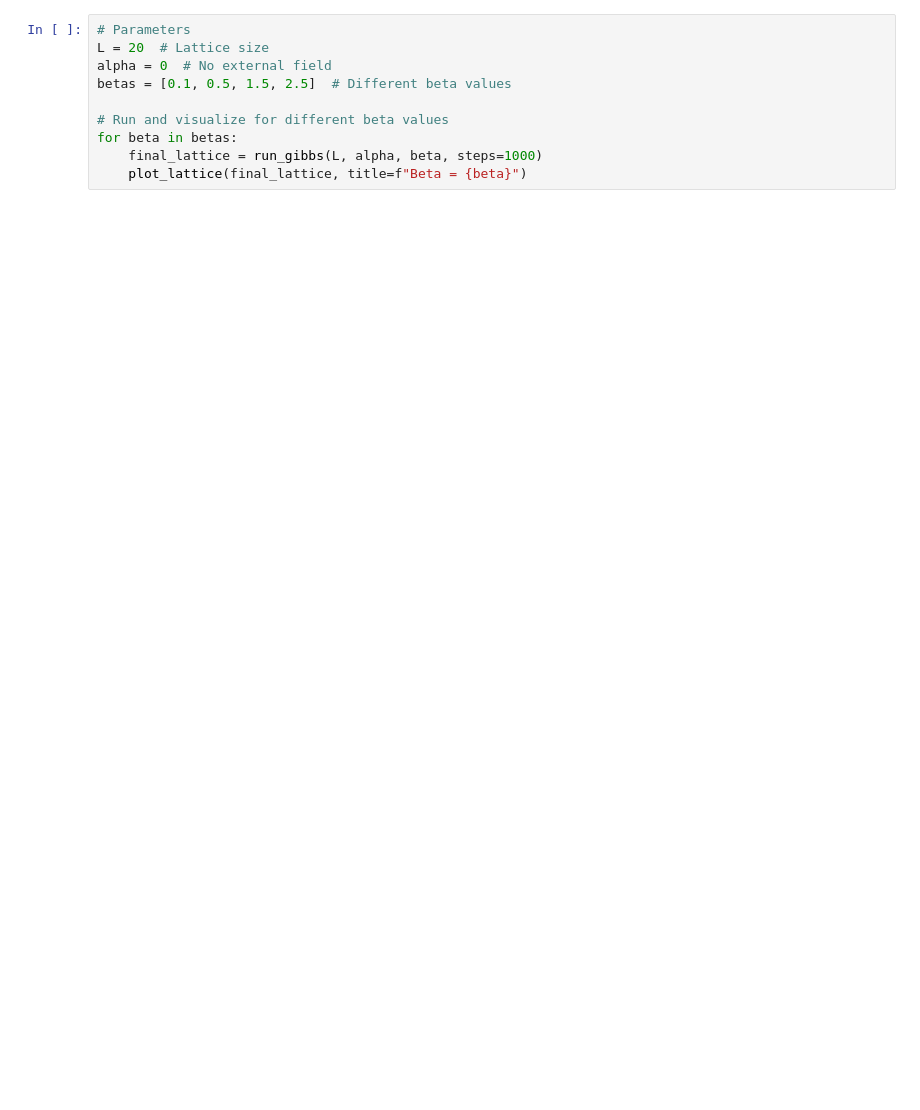
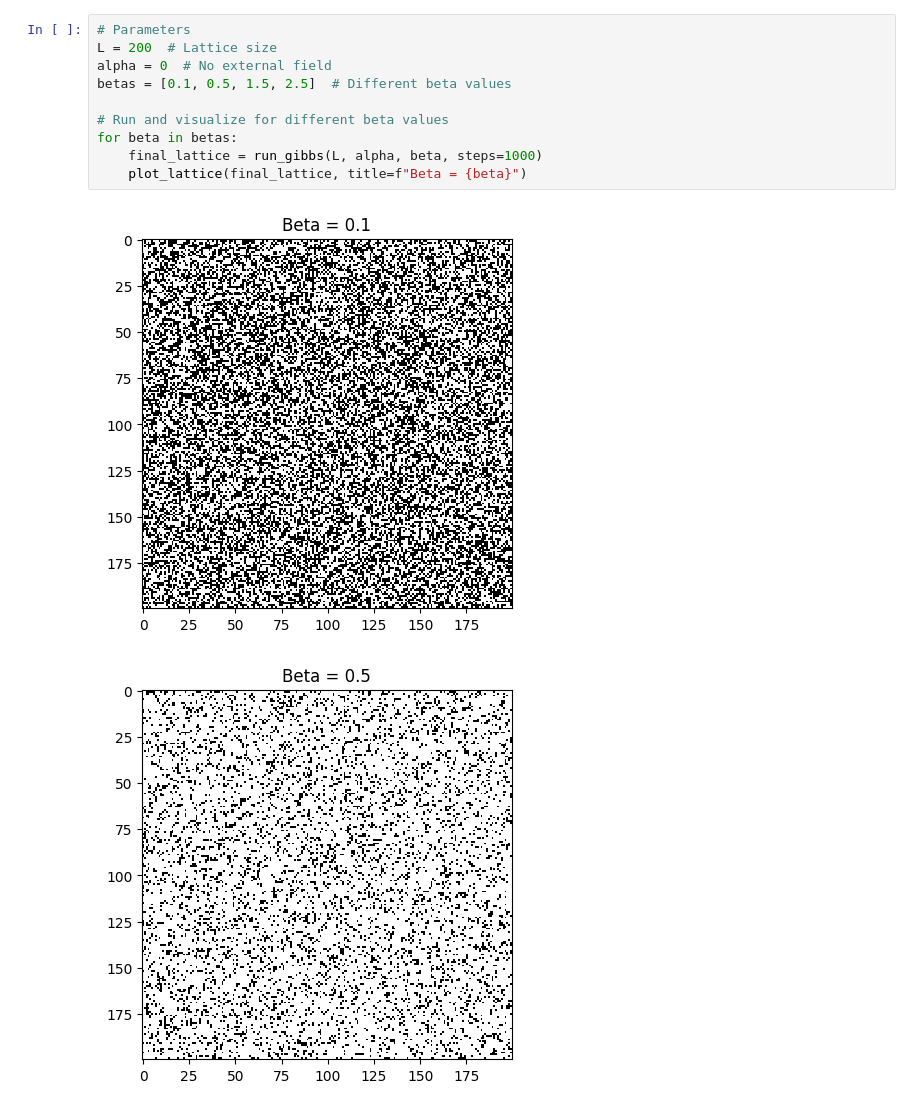
Before and after one commit to ElouanBahri/MonteCarlo_Project, a Jupyter notebook: src/Notebooks/Question 1.ipynb, the cells around one changed output. Cells and saved outputs as stored; diff of their text form; blank space fills up the shorter version.

```diff
--- a/src/Notebooks/Question 1.ipynb
+++ b/src/Notebooks/Question 1.ipynb
@@ -8,10 +3,13 @@ from modules.Gibbs_sampler import *
 # %%
 # Parameters
-L = 20  # Lattice size
+L = 200  # Lattice size
 alpha = 0  # No external field
 betas = [0.1, 0.5, 1.5, 2.5]  # Different beta values
 
 # Run and visualize for different beta values
 for beta in betas:
     final_lattice = run_gibbs(L, alpha, beta, steps=1000)
     plot_lattice(final_lattice, title=f"Beta = {beta}")
+# %% [output]
+[figure, added]
+[figure, added]
```
Also changed, not shown: parts of 3 cells of this notebook, 1 other file.
